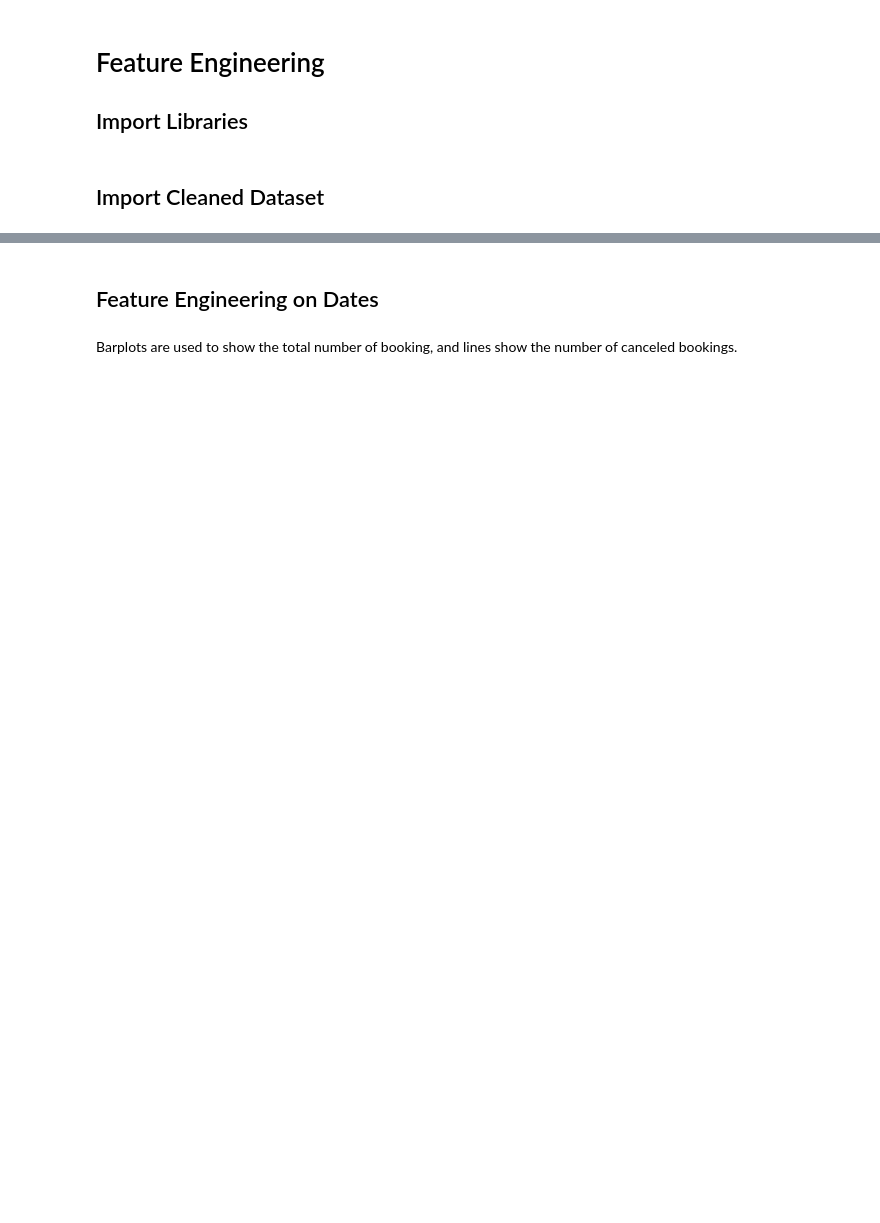
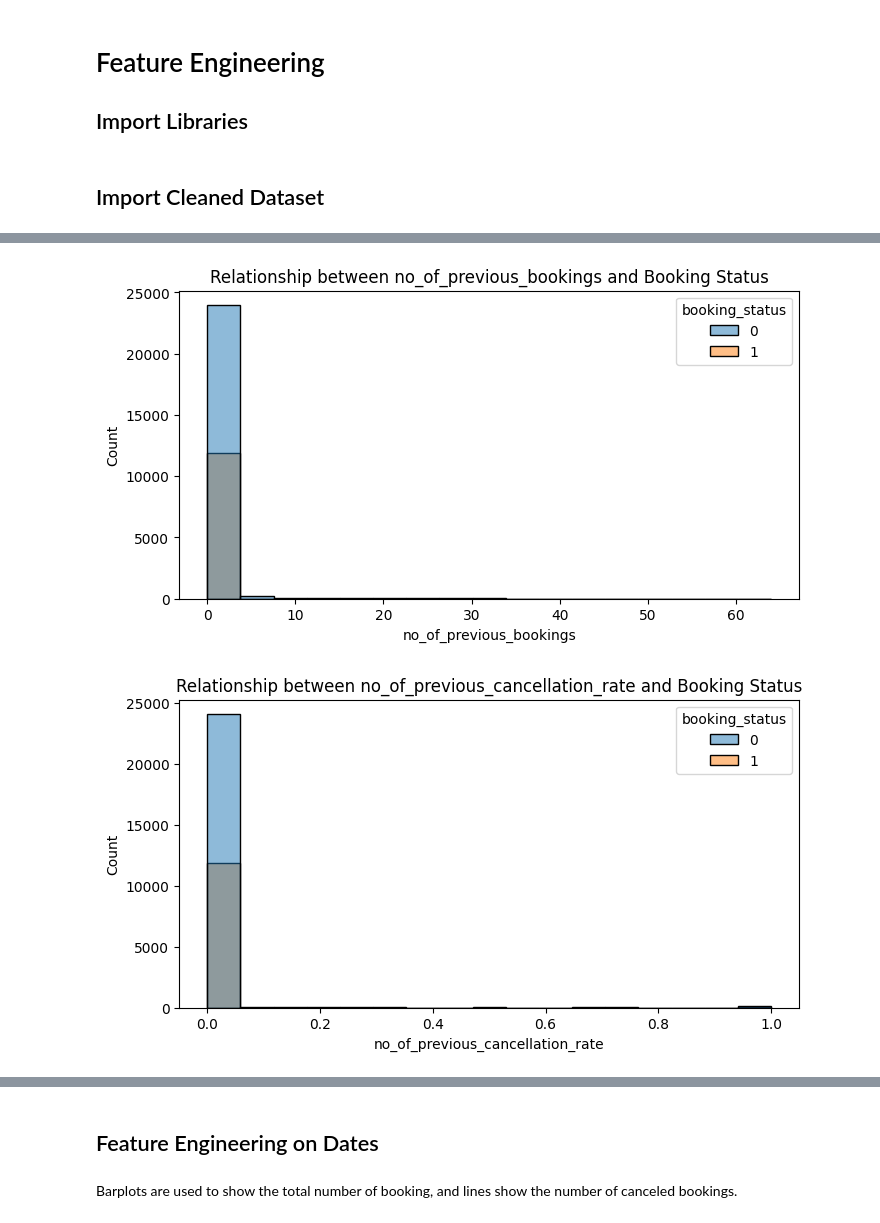
Before and after one commit to suyatinglaura/CS3244_Reservation_Cancellations_Prediction, a Jupyter notebook: Feature Engineering.ipynb, the cells around one changed output, grey strips where cells are left out. Cells and saved outputs as stored; diff of their text form; code cells hidden in the pictures; blank space fills up the shorter version.

```diff
--- a/Feature Engineering.ipynb
+++ b/Feature Engineering.ipynb
@@ -15,0 +142,11 @@ df = pd.read_csv('Data/cleaned.csv')
+# %%
+previous_booking_cols = ["no_of_previous_bookings", "no_of_previous_cancellation_rate", "cancellation_type"]
+# %%
+for col in previous_booking_cols[:2]:
+    plt.figure(figsize=(8, 4))
+    sns.histplot(x=col, hue='booking_status', data=df)
+    plt.title(f'Relationship between {col} and Booking Status')
+    plt.show()
+# %% [output]
+[figure, added]
+[figure, added]
```
Also changed, not shown: parts of 35 cells of this notebook.
